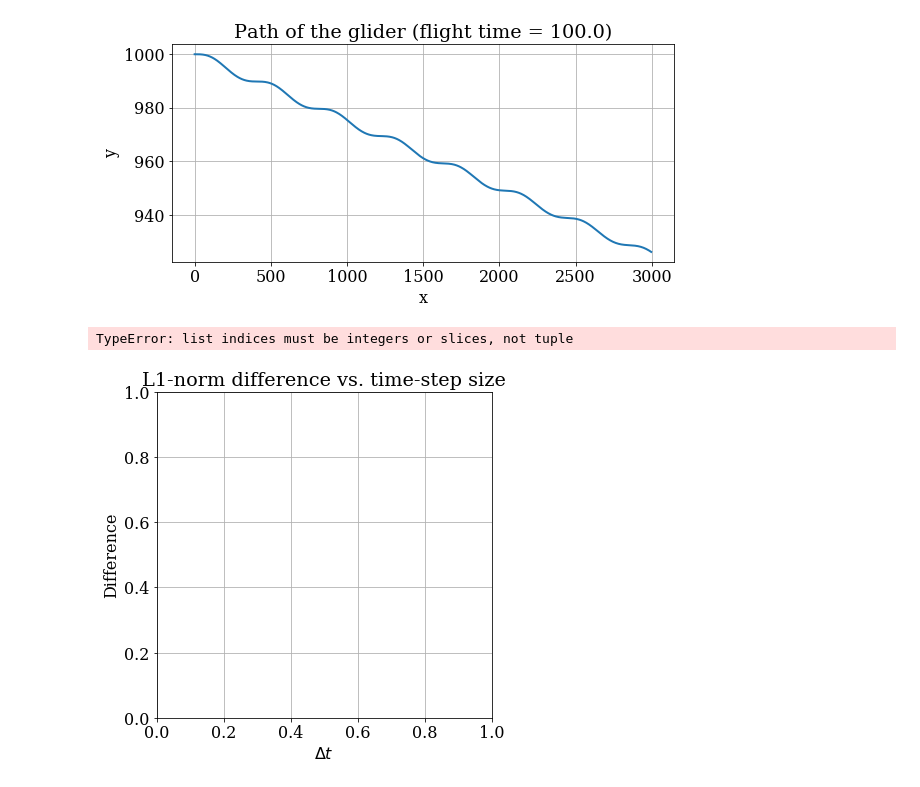
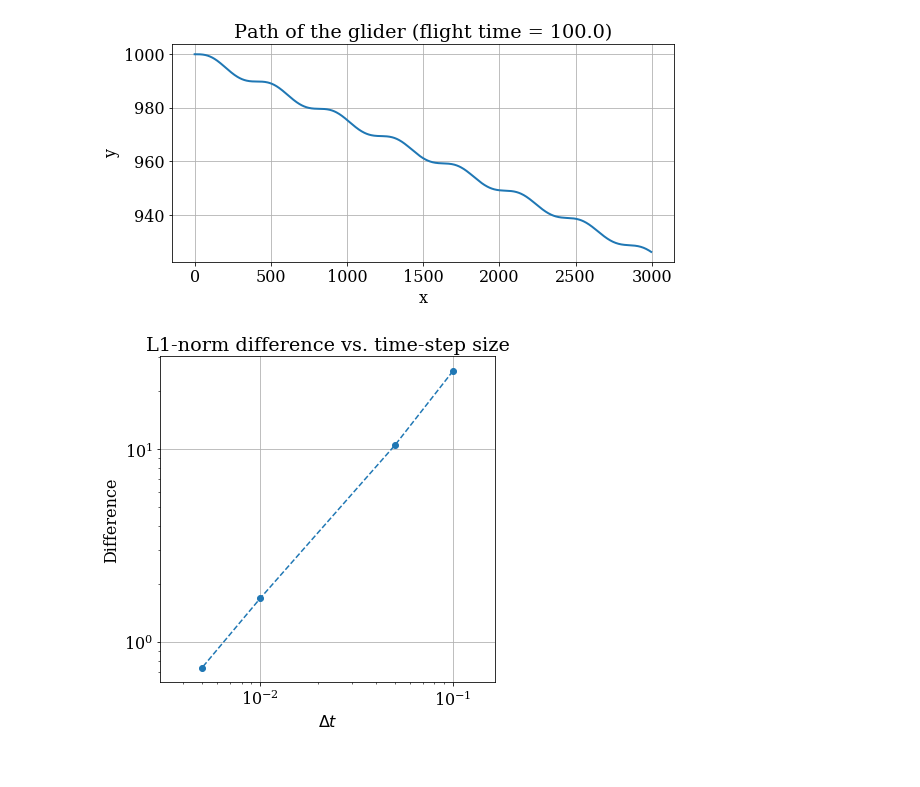
Before and after one commit to ryan28973630/MAE6286, a Jupyter notebook: Third Class (20180911) Lesson 3, Module 1.ipynb, the cells around one changed output. Saved outputs shown, nothing was run; the diff lists cells and outputs as text; code cells hidden in the pictures.

```diff
--- a/Third Class (20180911) Lesson 3, Module 1.ipynb
+++ b/Third Class (20180911) Lesson 3, Module 1.ipynb
@@ -157,15 +157,14 @@ for i, dt in enumerate(dt_values[:-1]):
 # %%
 # Plot the difference versus the time-step size.
 pyplot.figure(figsize=(6.0, 6.0))
 pyplot.title('L1-norm difference vs. time-step size') # set the title
 pyplot.xlabel('$\Delta t$') # set the x-axis label
 pyplot.ylabel('Difference') # set the y-axis label
 pyplot.grid()
-pyplot.loglog(dt_values[:,-1], diff_values, color='C0', linestyle='--', marker ='o') # Log-log plot
+pyplot.loglog(dt_values[:-1], diff_values, color='C0', linestyle='--', marker ='o') # Log-log plot
 pyplot.axis('equal'); # make axes scale equally
 # %% [output]
-TypeError: list indices must be integers or slices, not tuple
-[figure, old version]
+[figure, new version]
 # %%
 r = 2 # refinement ratio for the time-step size
 h = 0.001 # base grid size
```
Also changed, not shown: parts of 1 cell of this notebook, 1 other file.
